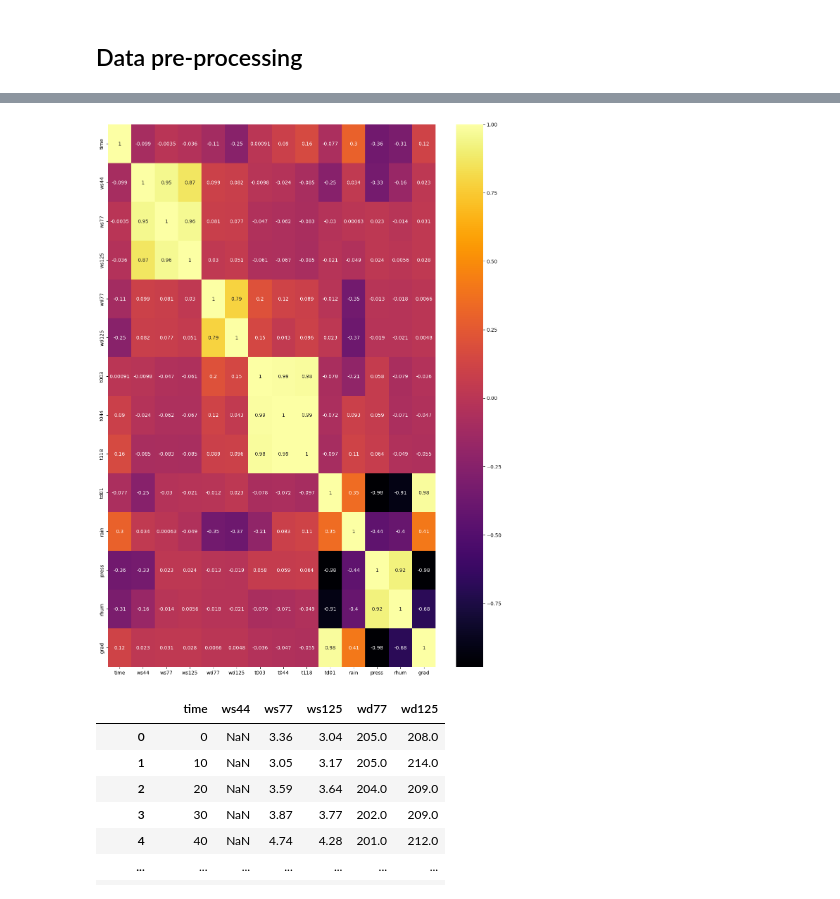
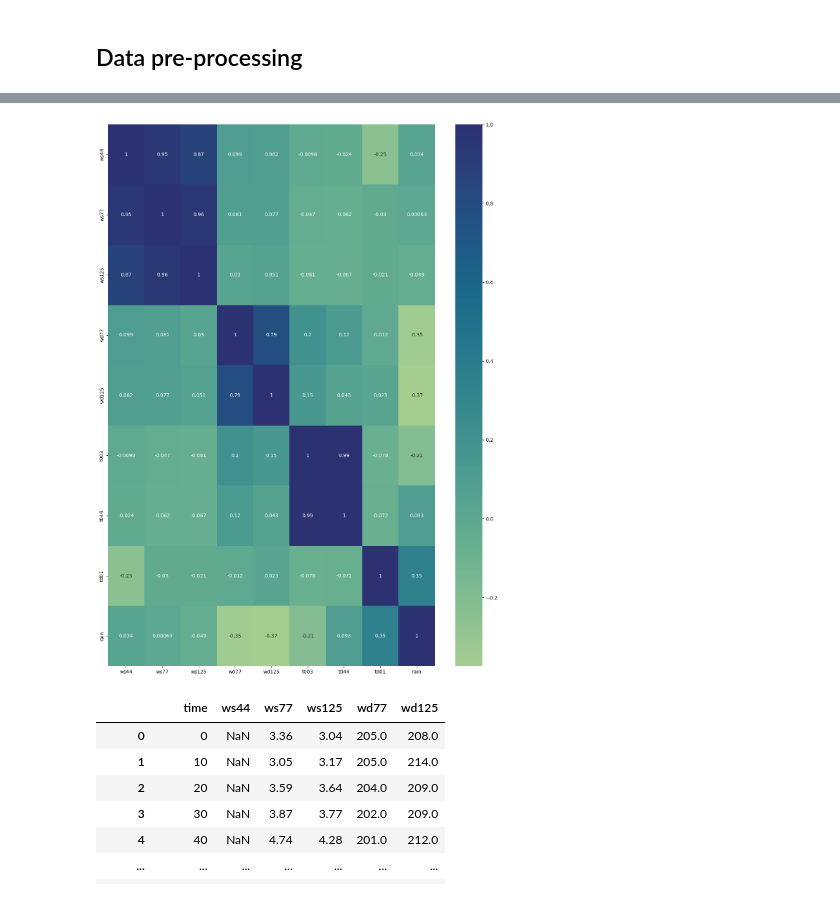
Before and after one commit to MAL-flowdemort/assignment_4, a Jupyter notebook: Assignment 4.ipynb, the cells around one changed output, grey strips where cells are left out. Cells and saved outputs as stored; diff of their text form; code cells hidden in the pictures.

```diff
--- a/Assignment 4.ipynb
+++ b/Assignment 4.ipynb
@@ -160,0 +197,13 @@ msno.matrix(df, figsize = (25, 6))
+# %%
+# Show heatmap of missing values
+plt.figure(figsize=(15, 8))
+sns.heatmap(df.isnull(), cbar=False, cmap='crest')
+plt.title('Missing Data Heatmap')
+plt.show()
+
+relevant = df.drop(columns=['t118', 't118_qc', 'press', 'press_qc', 'rhum', 'rhum_qc', 'grad', 'grad_qc'])
+# Show heatmap of missing values
+plt.figure(figsize=(15, 8))
+sns.heatmap(relevant.isnull(), cbar=False, cmap='crest')
+plt.title('Missing Data Heatmap')
+plt.show()
@@ -166,7 +218,9 @@ plt.show()
 # %%
 df_cols_to_drop = []
-for col in df.columns.values:
+for col in relevant.columns.values:
     if col.endswith("_qc"):
         df_cols_to_drop.append(col)
 
-df_mast = df.drop(df_cols_to_drop, axis=1)
+df_mast = relevant.drop(df_cols_to_drop, axis=1)
+
+df_mast
@@ -177,0 +241,13 @@ plt.show()
+# %%
+numeric_columns = df_mast.drop(columns=['time']).select_dtypes(include=['number'])
+min_max_scaler = MinMaxScaler()
+
+# Transform data
+min_max = min_max_scaler.fit_transform(numeric_columns)
+
+min_max_df = pd.DataFrame(min_max, columns=numeric_columns.columns)
+
+plt.figure(figsize=(20, 15))
+sns.boxplot(data=min_max_df)
+plt.title('Min-Max Scaled Boxplot')
+plt.xticks(rotation=45)
@@ -178,9 +266,9 @@ plt.show()
 # %%
-correlation_matrix = df_mast.corr()
+correlation_matrix = min_max_df.corr()
 
 plt.figure(figsize=(15,20))
-sns.heatmap(correlation_matrix, annot=True, cmap='inferno')
+sns.heatmap(correlation_matrix, annot=True, cmap='crest')
 plt.show()
 # %% [output]
-[figure, old version]
+[figure, new version]
 # %%
```
Also changed, not shown: parts of 26 cells of this notebook.
